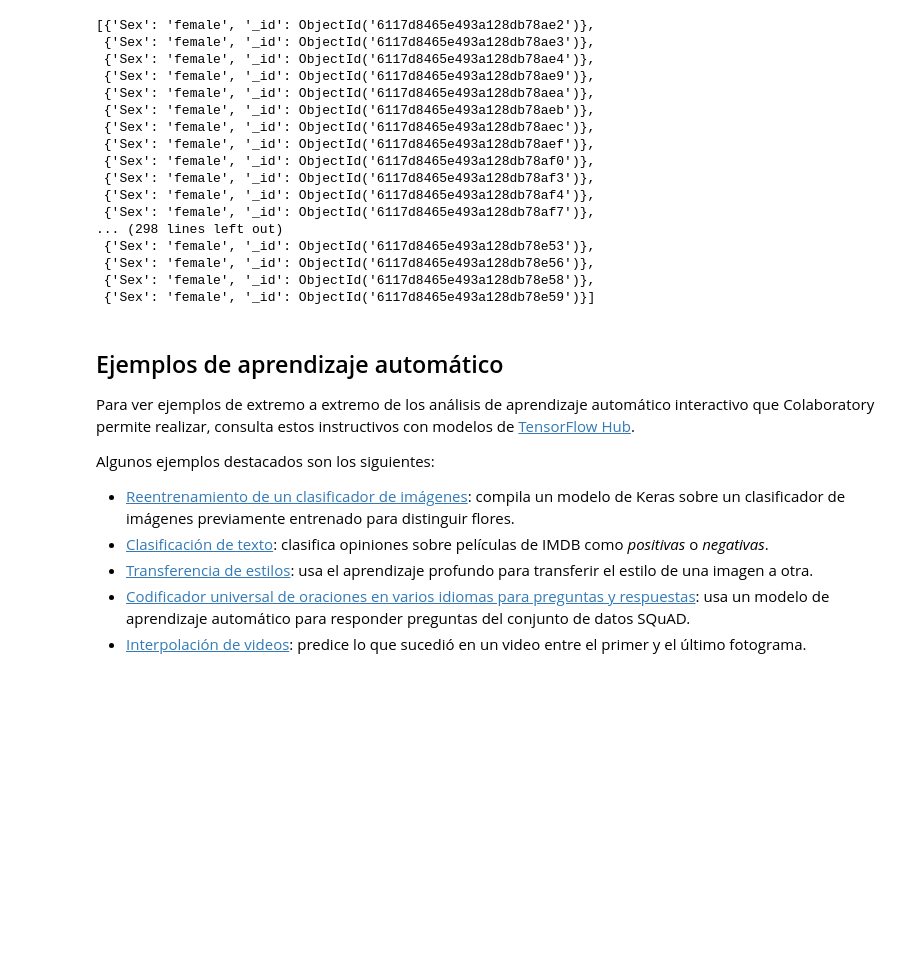
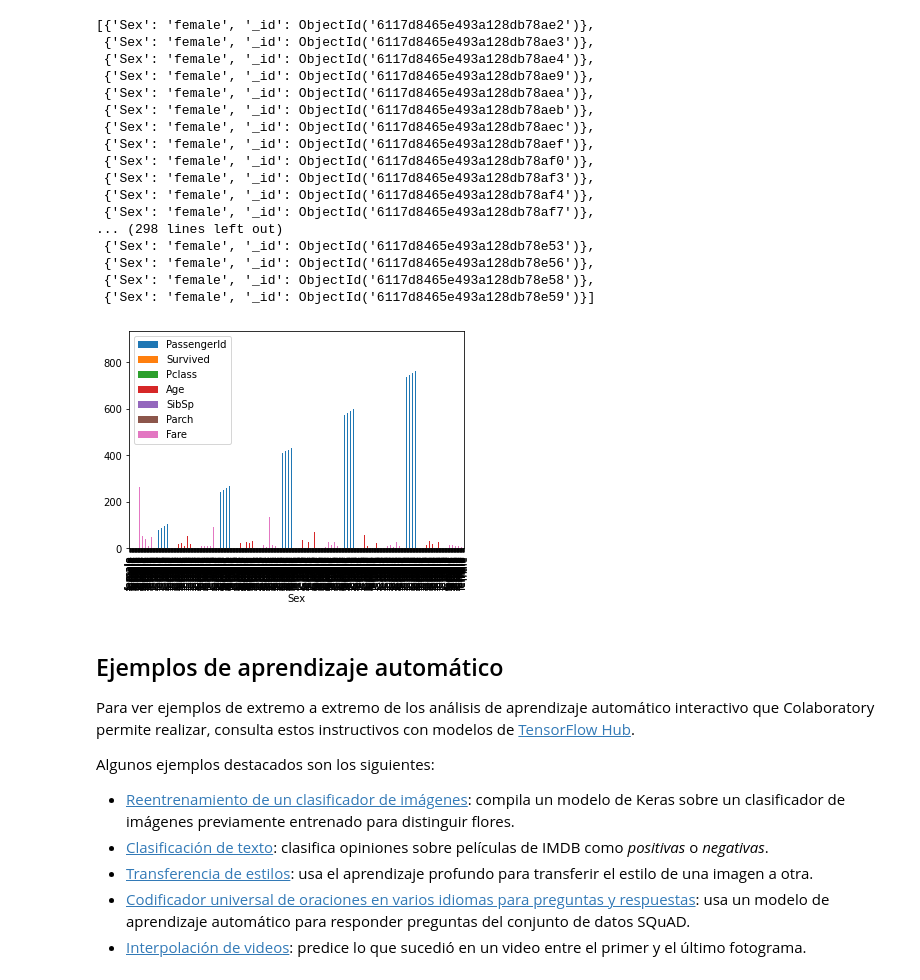
Before and after one commit to marlygg/public, a Jupyter notebook: Te_damos_la_bienvenida_a_Colaboratory.ipynb, the cells around one changed output. Cells and saved outputs as stored; diff of their text form; code cells hidden in the pictures; blank space fills up the shorter version.

```diff
--- a/Te_damos_la_bienvenida_a_Colaboratory.ipynb
+++ b/Te_damos_la_bienvenida_a_Colaboratory.ipynb
@@ -210,6 +227,12 @@ list(collec_train.find( { 'Sex':  'female' },{ "Sex.$": 1 } ))
  {'Sex': 'female', '_id': ObjectId('6117d8465e493a128db78e56')},
  {'Sex': 'female', '_id': ObjectId('6117d8465e493a128db78e58')},
  {'Sex': 'female', '_id': ObjectId('6117d8465e493a128db78e59')}]
+# %%
+import matplotlib.pyplot as plt
+graf = train.plot("Sex" ,kind = "bar")
+plt.show()
+# %% [output]
+[figure, added]
 # %% [markdown]
 <a name="machine-learning-examples"></a>
 
```
Also changed, not shown: parts of 3 cells of this notebook.
